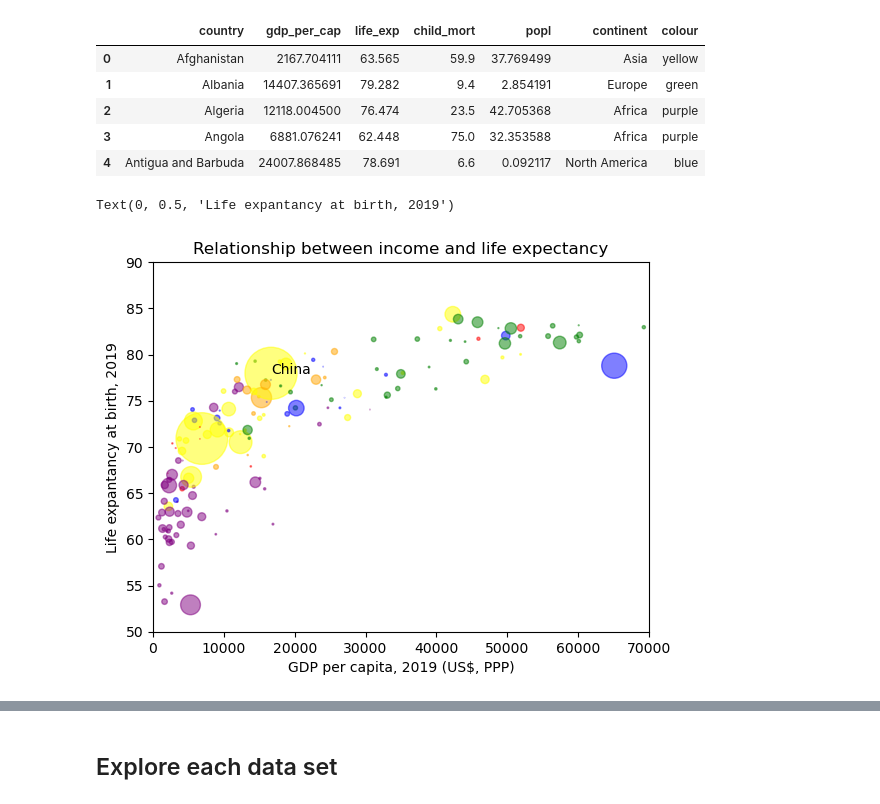
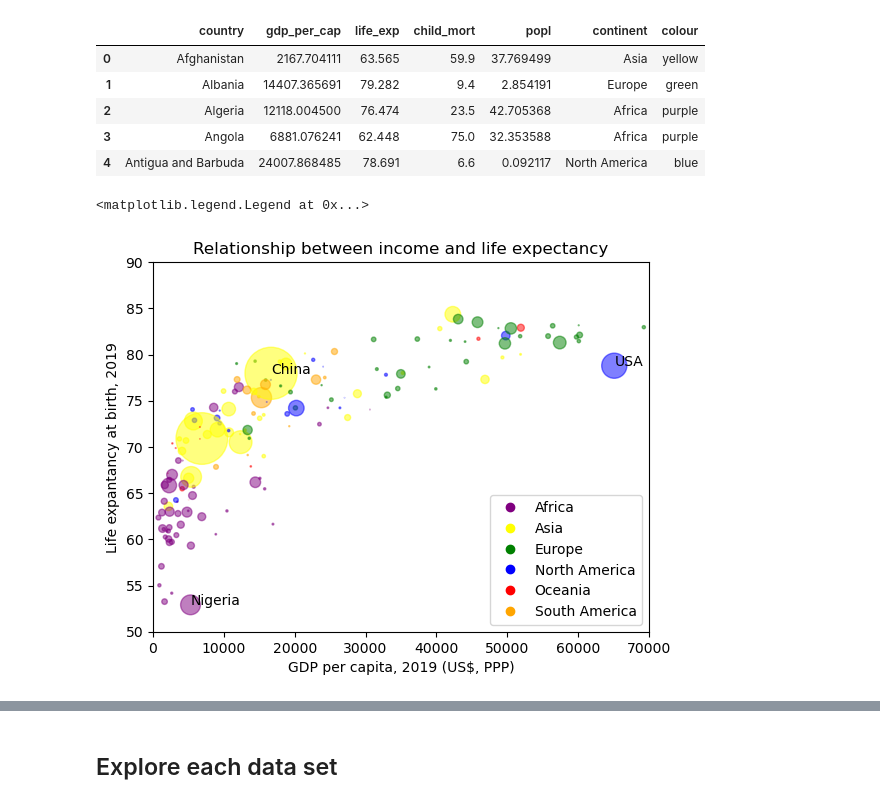
Before and after one commit to NumEconCopenhagen/projects-2023-helene-and-cecilie-class-3, a Jupyter notebook: dataproject/dataproject.ipynb, the cells around one changed output, grey strips where cells are left out. Saved outputs shown, nothing was run; the diff lists cells and outputs as text; code cells hidden in the pictures.

```diff
--- a/dataproject/dataproject.ipynb
+++ b/dataproject/dataproject.ipynb
@@ -260,20 +260,28 @@ wd_cont.head()
 # %%
 fig = plt.figure() #Create figure
 ax = fig.add_subplot(1,1,1) #Create plot
 plt.scatter(wd_cont.gdp_per_cap, wd_cont.life_exp, s = wd_cont.popl, c=wd_cont['colour'], alpha=0.5) #We add s equal to the population size
 
 china_index = wd_cont.loc[wd_cont.country == "China"].index[0]
+plt.text(wd_cont.gdp_per_cap[china_index], wd_cont.life_exp[china_index], "China")
+nigeria_index = wd_cont.loc[wd_cont.country == "Nigeria"].index[0]
+plt.text(wd_cont.gdp_per_cap[nigeria_index], wd_cont.life_exp[nigeria_index], "Nigeria")
+usa_index = wd_cont.loc[wd_cont.country == "United States"].index[0]
+plt.text(wd_cont.gdp_per_cap[usa_index], wd_cont.life_exp[usa_index], "USA")
 
-plt.text(wd_cont.gdp_per_cap[china_index], wd_cont.life_exp[china_index], "China")
+#m, b = np.polyfit(wd_cont.gdp_per_cap, wd_cont.life_exp, 1)
+#print(m,b)
+#y = 0.0002559169433439611+66.8910405359803*np.log(wd_cont.gdp_per_cap)
+#plt.plot(wd_cont.gdp_per_cap, y)
+
 #Alterations to figure
 ax.set(xlim=(0, 70000), ylim=(50, 90))
 ax.set_title('Relationship between income and life expectancy')
 ax.set_xlabel('GDP per capita, 2019 (US$, PPP)')
 ax.set_ylabel('Life expantancy at birth, 2019')
-
-#Further alterations
-#tick_val = [10000:70000]
-#tick_lab = ['$10.000', 20000, 30000, 40000, 50000, 60000, 70000]
+# add legend: colours corresponding to continents
+legend_elements = [Line2D([0],[0], marker='o', color=colour, linestyle='') for colour in colours.values()]
+ax.legend(legend_elements, colours.keys(), numpoints=1)
 # %% [output]
-Text(0, 0.5, 'Life expantancy at birth, 2019')
+<matplotlib.legend.Legend at 0x...>
-[figure, old version]
+[figure, new version]
```
Also changed, not shown: parts of 18 cells of this notebook.
